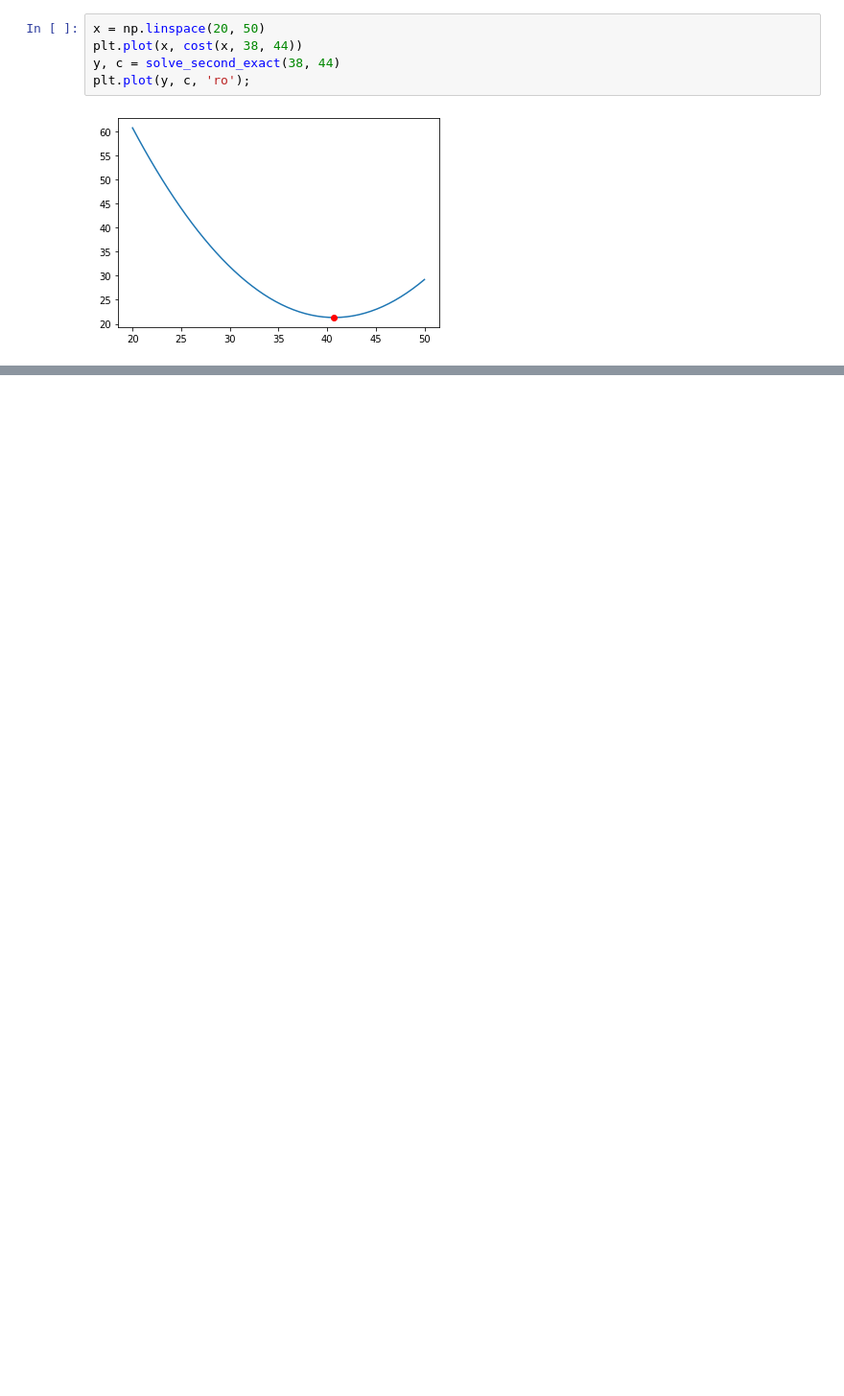
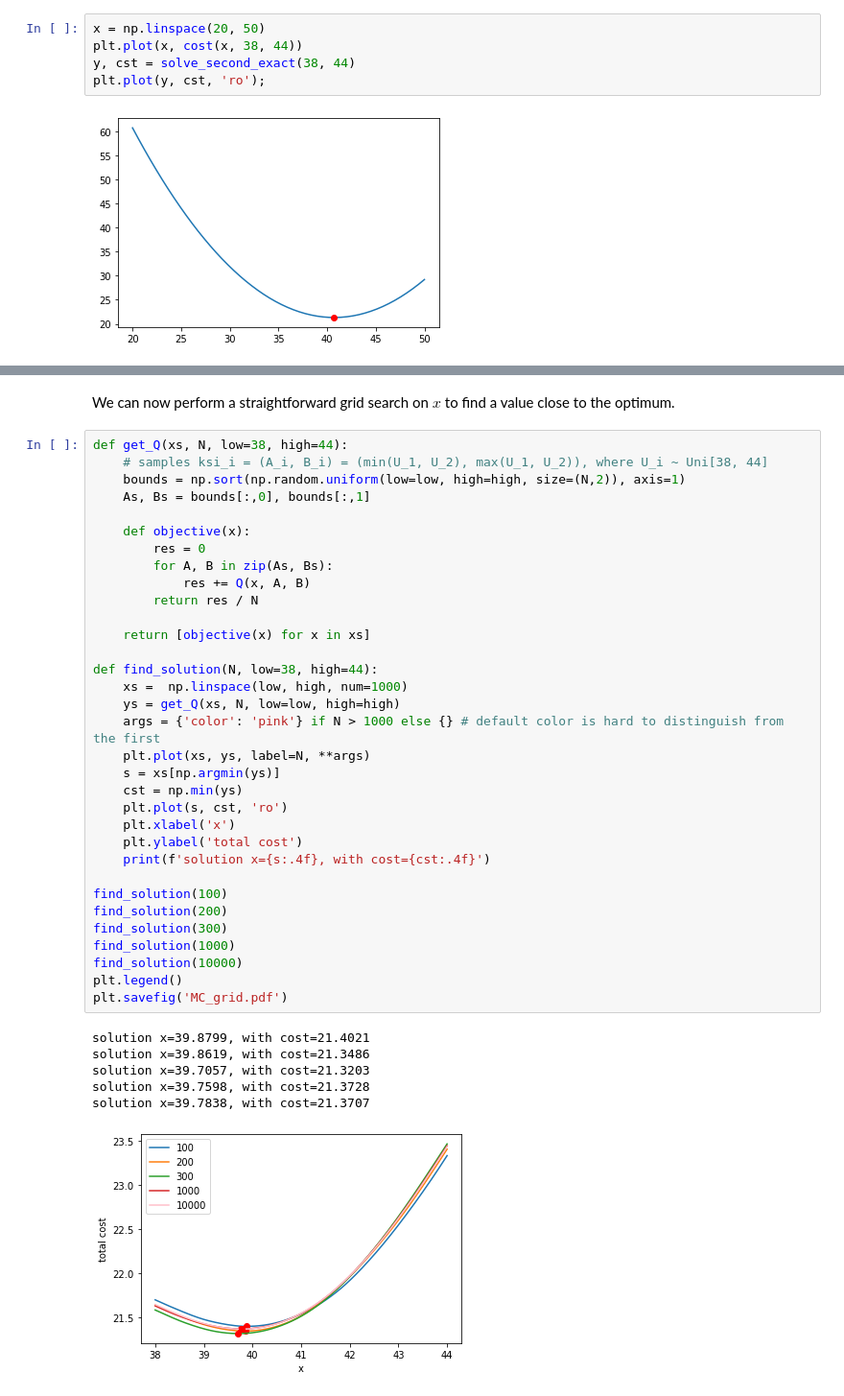
Before and after one commit to jeroenvanriel/decision-theory, a Jupyter notebook: assignment-4/c-d.ipynb, the cells around one changed output, grey strips where cells are left out. Shown: that part at 96% size. Drawn from its saved outputs; the diff is of its cells as text; blank space fills up the shorter version.

```diff
--- a/assignment-4/c-d.ipynb
+++ b/assignment-4/c-d.ipynb
@@ -40,8 +42,8 @@ def solve_second_MC(A, B, K):
 # %%
 x = np.linspace(20, 50)
 plt.plot(x, cost(x, 38, 44))
-y, c = solve_second_exact(38, 44)
-plt.plot(y, c, 'ro');
+y, cst = solve_second_exact(38, 44)
+plt.plot(y, cst, 'ro');
 # %% [output]
 [figure]
 # %%
@@ -184,0 +152,42 @@ print(s)
+# %% [markdown]
+We can now perform a straightforward grid search on $x$ to find a value close to the optimum.
+# %%
+def get_Q(xs, N, low=38, high=44):
+    # samples ksi_i = (A_i, B_i) = (min(U_1, U_2), max(U_1, U_2)), where U_i ~ Uni[38, 44]
+    bounds = np.sort(np.random.uniform(low=low, high=high, size=(N,2)), axis=1)
+    As, Bs = bounds[:,0], bounds[:,1]
+
+    def objective(x):
+        res = 0
+        for A, B in zip(As, Bs):
+            res += Q(x, A, B)
+        return res / N
+
+    return [objective(x) for x in xs]
+
+def find_solution(N, low=38, high=44):
+    xs =  np.linspace(low, high, num=1000)
+    ys = get_Q(xs, N, low=low, high=high)
+    args = {'color': 'pink'} if N > 1000 else {} # default color is hard to distinguish from the first
+    plt.plot(xs, ys, label=N, **args)
+    s = xs[np.argmin(ys)]
+    cst = np.min(ys)
+    plt.plot(s, cst, 'ro')
+    plt.xlabel('x')
+    plt.ylabel('total cost')
+    print(f'solution x={s:.4f}, with cost={cst:.4f}')
+
+find_solution(100)
+find_solution(200)
+find_solution(300)
+find_solution(1000)
+find_solution(10000)
+plt.legend()
+plt.savefig('MC_grid.pdf')
+# %% [output]
+solution x=39.8799, with cost=21.4021
+solution x=39.8619, with cost=21.3486
+solution x=39.7057, with cost=21.3203
+solution x=39.7598, with cost=21.3728
+solution x=39.7838, with cost=21.3707
+[figure, added]
```
Also changed, not shown: parts of 16 cells of this notebook.
